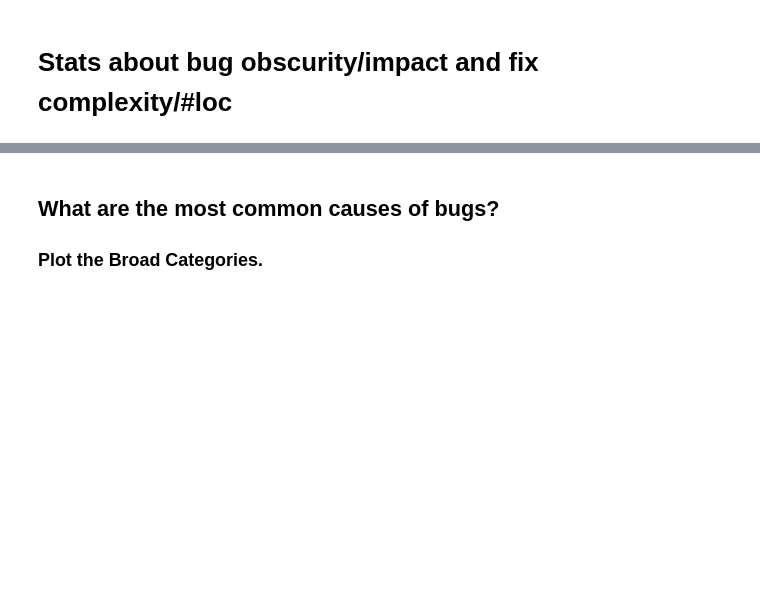
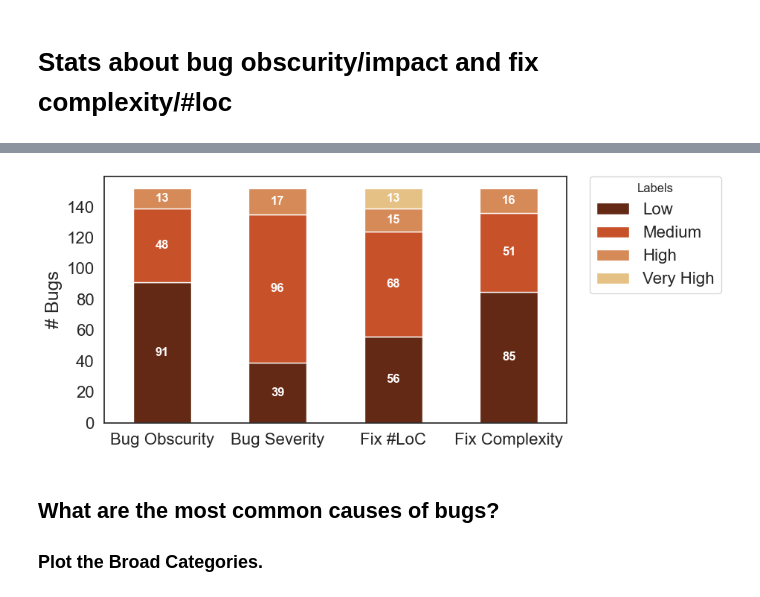
Before and after one commit to cmu-pasta/date-time, a Jupyter notebook: analysis/insights.ipynb, the cells around one changed output, grey strips where cells are left out. Cells and saved outputs as stored; diff of their text form; code cells hidden in the pictures; blank space fills up the shorter version.

```diff
--- a/analysis/insights.ipynb
+++ b/analysis/insights.ipynb
@@ -147,3 +129,60 @@ plt.show()
+# %%
+# Define the colors for the bar chart
+colors = ["#642915", "#c7522a", "#d68a58", "#e5c185", "#74a892", "#094d4d", "#80c2c2", "#b1e0e0"]
+sns.set_theme(style='white')
+
+# select only specific columns
+df_new = df[['# LOC', 'Logic Needed', 'Obscurity', 'Impact']]
+
+# Count occurrences for each category in each column
+loc_counts = df_new['# LOC'].value_counts()
+logic_counts = df_new['Logic Needed'].value_counts()
+obscurity_counts = df_new['Obscurity'].value_counts()
+impact_counts = df_new['Impact'].value_counts()
+
+# Ensure all categories are in the same order
+categories = ['Low', 'Medium', 'High', 'Very High']
+loc_counts = loc_counts.reindex(categories, fill_value=0)
+logic_counts = logic_counts.reindex(categories, fill_value=0)
+obscurity_counts = obscurity_counts.reindex(categories, fill_value=0)
+impact_counts = impact_counts.reindex(categories, fill_value=0)
+
+# Compose the data for a stacked bar chart
+stacked_data = pd.DataFrame({
+    'Bug Obscurity': obscurity_counts,
+    'Bug Severity': impact_counts,
+    'Fix #LoC': loc_counts,
+    'Fix Complexity': logic_counts,
+}, index=categories)
+
+# Transpose the data for plotting
+stacked_data = stacked_data.T
+
+# Plotting
+ax = stacked_data.plot(kind='bar', stacked=True, color=colors[:4], figsize=(12, 4), width=0.5)
+
+# Iterate over each column in the DataFrame and display the value on the bars
+for i, bar in enumerate(ax.containers):
+    # Use ax.bar_label() in case of Matplotlib >= 3.4
+    ax.bar_label(bar, label_type='center', fontsize=12, color='white', fontweight='bold', labels=['' if v==0 else int(v) for v in bar.datavalues])
+    # ax.bar_label(bar, label_type='center', fontsize=12, color='white', labels=['' if v==0 else int(v) for v in bar.datavalues])
+
+# Place legend outside the plot
+ax.legend(title='Labels', fontsize=16, bbox_to_anchor=(1.05, 1), loc='upper left', borderaxespad=0.)
+
+# Set labels and layout
+plt.ylabel('# Bugs', fontsize=18)
+plt.xticks(rotation=0, fontsize=16)
+plt.yticks(fontsize=16)
+
+# Adjust layout to make space for the legend
+plt.tight_layout(rect=[0, 0, 0.8, 1])
+
+# Save and show the plot
+plt.savefig(SAVE_PATH + 'stacked_bar_chart.pdf', transparent=True, bbox_inches='tight')
+plt.show()
+# %% [output]
+[figure, added]
 # %% [markdown]
 ## What are the most common causes of bugs?
 ### Plot the Broad Categories.
```
Also changed, not shown: parts of 11 cells of this notebook, 13 other files.
